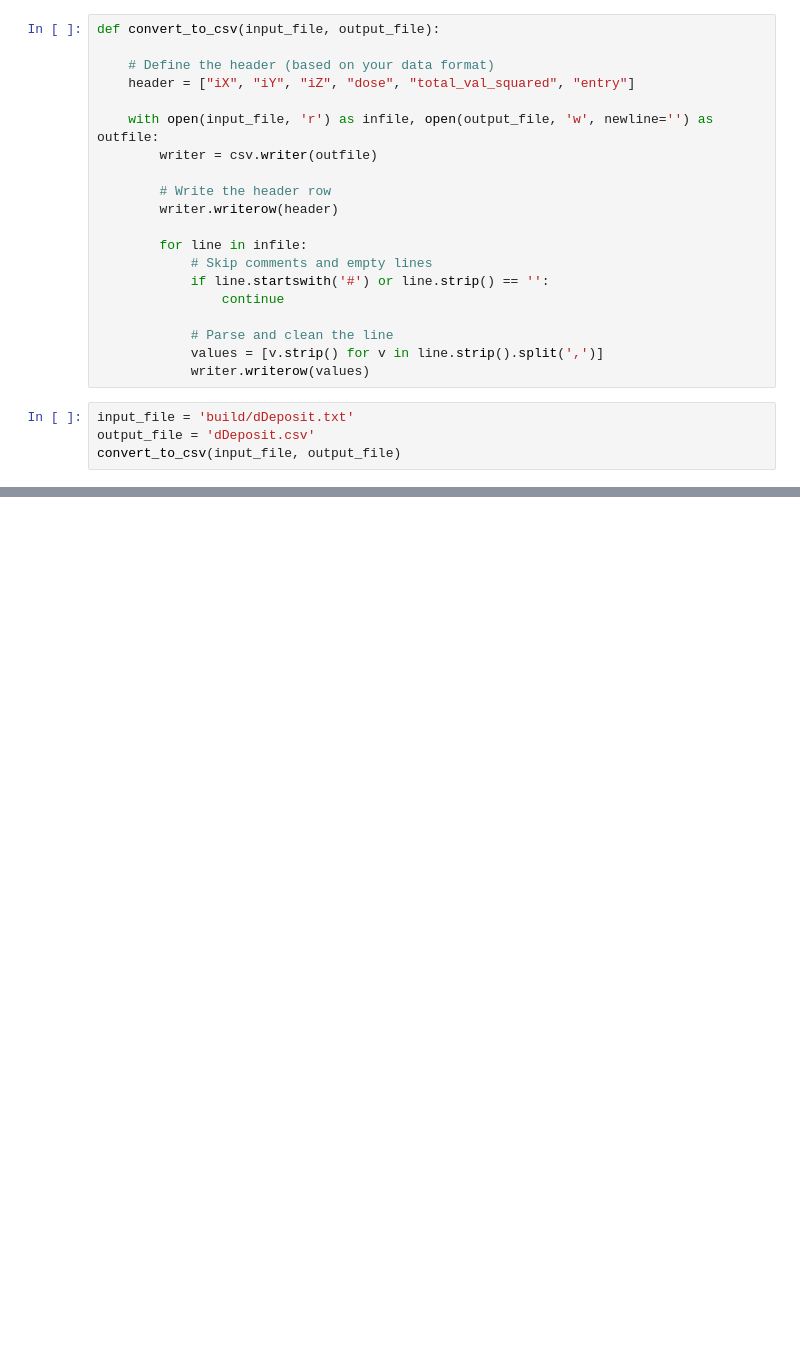
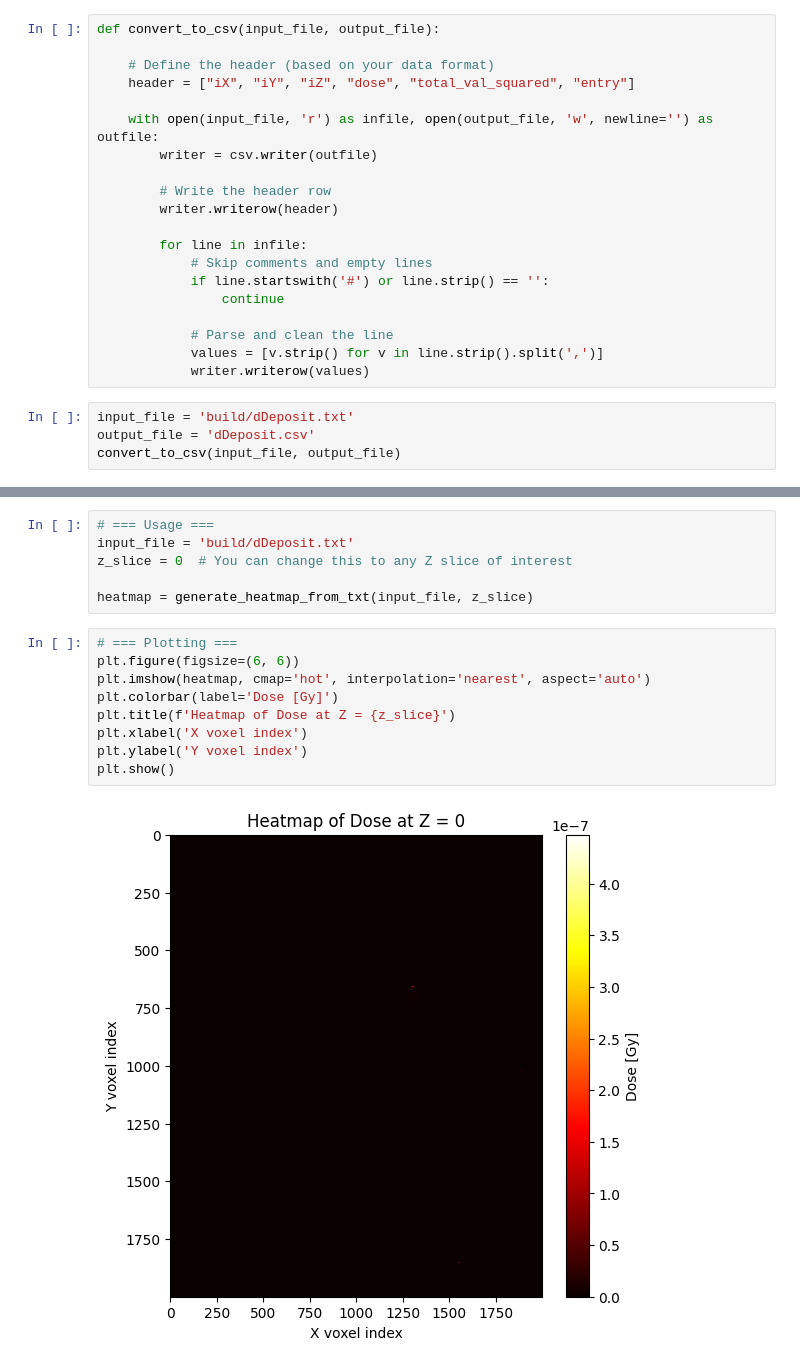
Before and after one commit to waleey/RE03, a Jupyter notebook: analysis.ipynb, the cells around one changed output, grey strips where cells are left out. Drawn from its saved outputs; the diff is of its cells as text; blank space fills up the shorter version.

```diff
--- a/analysis.ipynb
+++ b/analysis.ipynb
@@ -52,0 +114,17 @@ plt.show()
+# %%
+# === Usage ===
+input_file = 'build/dDeposit.txt'
+z_slice = 0  # You can change this to any Z slice of interest
+
+heatmap = generate_heatmap_from_txt(input_file, z_slice)
+# %%
+# === Plotting ===
+plt.figure(figsize=(6, 6))
+plt.imshow(heatmap, cmap='hot', interpolation='nearest', aspect='auto')
+plt.colorbar(label='Dose [Gy]')
+plt.title(f'Heatmap of Dose at Z = {z_slice}')
+plt.xlabel('X voxel index')
+plt.ylabel('Y voxel index')
+plt.show()
+# %% [output]
+[figure, added]
```
Also changed, not shown: parts of 5 cells of this notebook, 4 other files.
